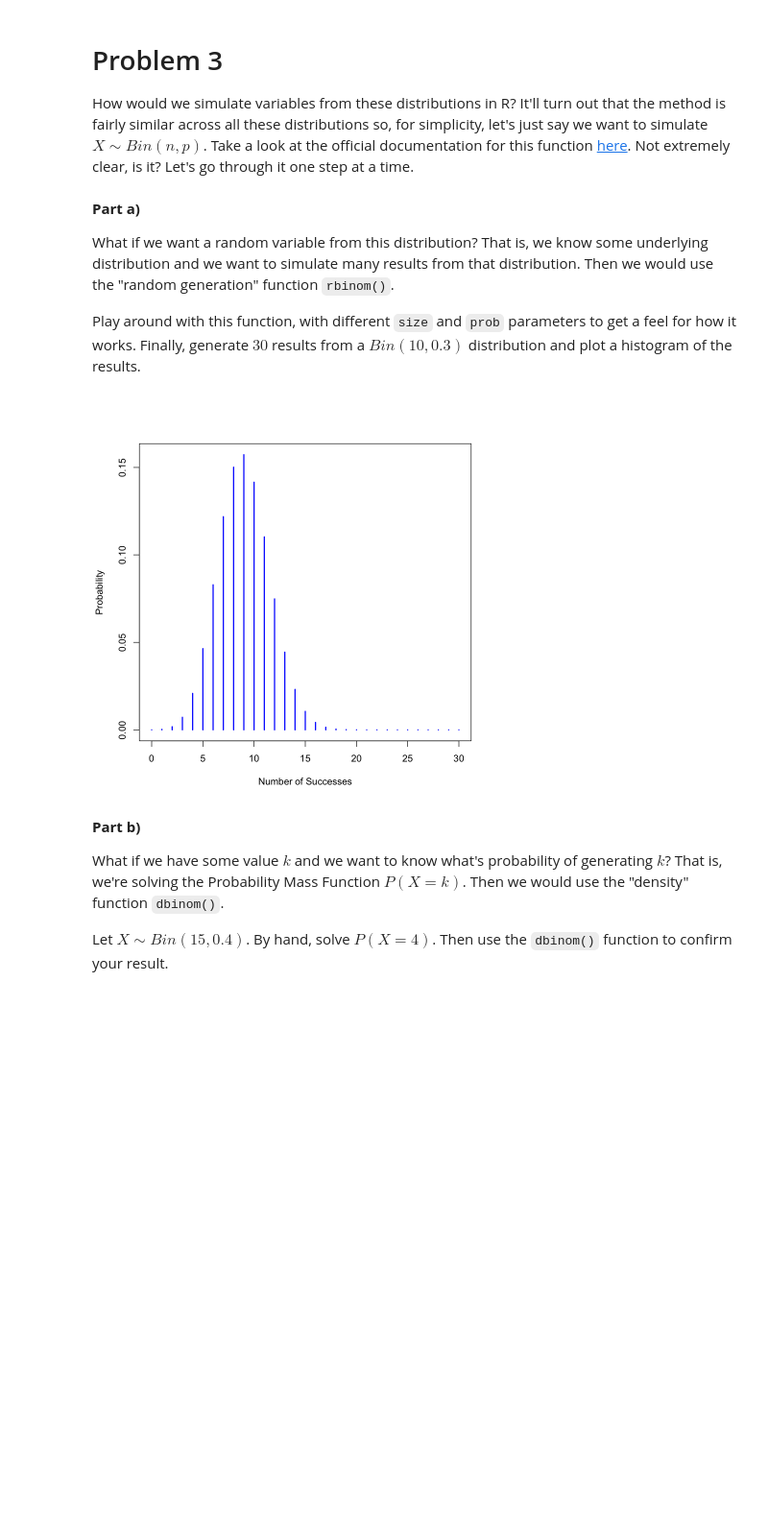
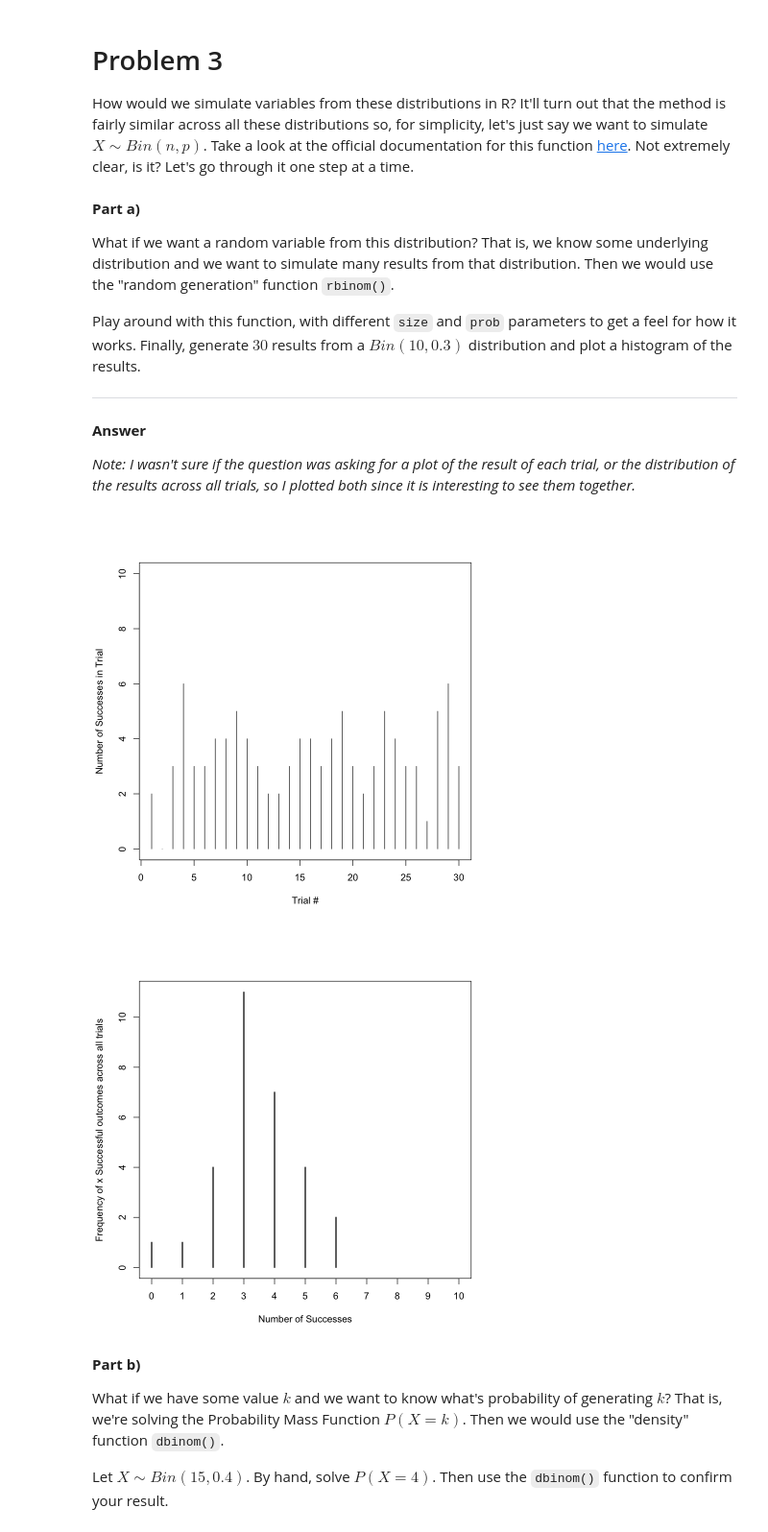
Before and after one commit to codyish/Prob_class_series, a Jupyter notebook: P_M3_1.ipynb, the cells around one changed output. Shown at 96% size. Cells and saved outputs as stored; diff of their text form; code cells hidden in the pictures; blank space fills up the shorter version.

```diff
--- a/P_M3_1.ipynb
+++ b/P_M3_1.ipynb
@@ -137,18 +156,45 @@ How would we simulate variables from these distributions in R? It'll turn out th
 What if we want a random variable from this distribution? That is, we know some underlying distribution and we want to simulate many results from that distribution. Then we would use the "random generation" function `rbinom()`.
 
 Play around with this function, with different `size` and `prob` parameters to get a feel for how it works. Finally, generate $30$ results from a $Bin(10, 0.3)$ distribution and plot a histogram of the results.
+
+----
-# %%
-size <- 30  # number of trials
-prob <- 0.3  # probability of success
-
-# Probability range and axes
-x <- 0:size  # possible values of the random variable
-y <- dbinom(x, size, prob)
-
-# plot
-plot(x, y, type = "h", lwd = 2, col = "blue", xlab = "Number of Successes", ylab = "Probability")
-# %% [output]
-[figure, removed]
+# %% [markdown]
+**Answer**
+
+
+_Note: I wasn't sure if the question was asking for a plot of the result of each trial, or the distribution of the results across all trials, so I plotted both since it is interesting to see them together._
+# %%
+number_trials <- 30
+trial_size <- 10
+prob <- 0.3
+
+
+# create a list of results (number of successes in each trial)
+trials <- rbinom(number_trials, trial_size, prob)
+
+# count the number of times a certain number of
+# successes occurred across all trials
+count_success_frequency <- table(trials)
+
+
+plot(trials,
+     type = "h",
+     ylim = c(0,10),
+     xlab = "Trial #",
+     ylab = "Number of Successes in Trial")
+
+
+plot(count_success_frequency,
+     type = "h",
+     xaxt = "n",
+     xlim = c(0,10),
+     xlab = "Number of Successes",
+     ylab = "Frequency of x Successful outcomes across all trials")
+
+axis(side = 1, at = c(0:10), labels = c(0:10))
+# %% [output]
+[figure, added]
+[figure, added]
 # %% [markdown]
 **Part b)**
 
```
Also changed, not shown: parts of 13 cells of this notebook, 1 other file.
